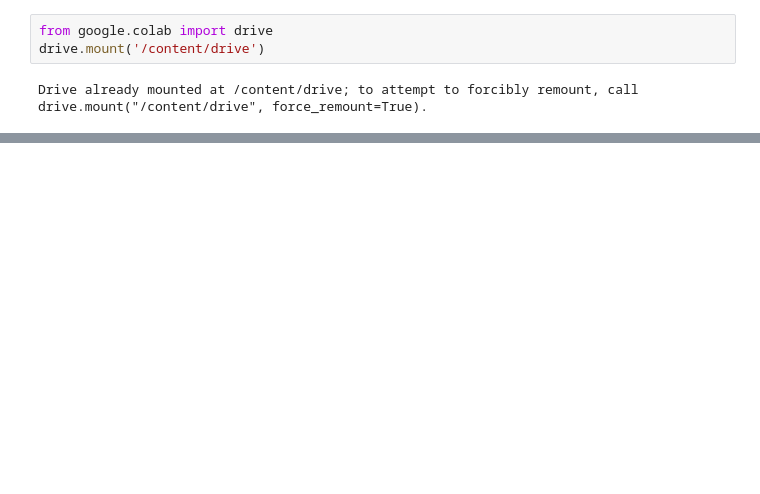
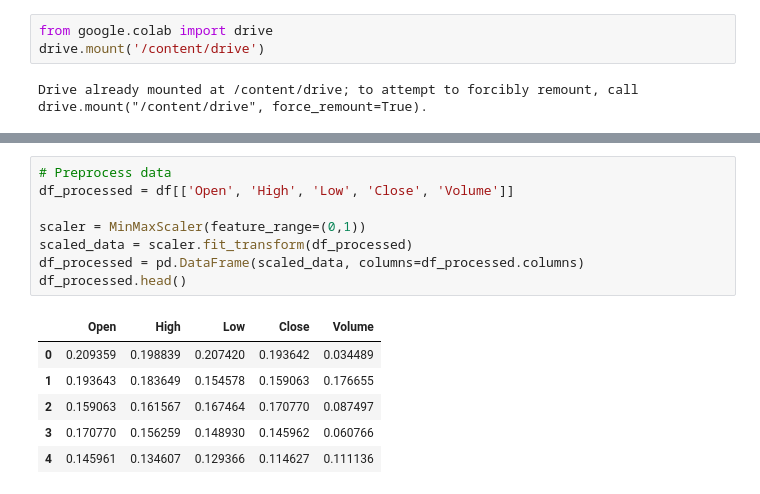
Before and after one commit to Zezoo123/DeFi-Arbitrage-and-Prediction-Tool, a Jupyter notebook: neural_networks/lstm.ipynb, the cells around one changed output, grey strips where cells are left out. Saved outputs shown, nothing was run; the diff lists cells and outputs as text; blank space fills up the shorter version.

```diff
--- a/neural_networks/lstm.ipynb
+++ b/neural_networks/lstm.ipynb
@@ -24,0 +26,15 @@ df.head()
+# %%
+# Preprocess data
+df_processed = df[['Open', 'High', 'Low', 'Close', 'Volume']]
+
+scaler = MinMaxScaler(feature_range=(0,1))
+scaled_data = scaler.fit_transform(df_processed)
+df_processed = pd.DataFrame(scaled_data, columns=df_processed.columns)
+df_processed.head()
+# %% [output]
+|  | Open | High | Low | Close | Volume |
+| 0 | 0.209359 | 0.198839 | 0.207420 | 0.193642 | 0.034489 |
+| 1 | 0.193643 | 0.183649 | 0.154578 | 0.159063 | 0.176655 |
+| 2 | 0.159063 | 0.161567 | 0.167464 | 0.170770 | 0.087497 |
+| 3 | 0.170770 | 0.156259 | 0.148930 | 0.145962 | 0.060766 |
+| 4 | 0.145961 | 0.134607 | 0.129366 | 0.114627 | 0.111136 |
```
Also changed, not shown: parts of 7 cells of this notebook.
